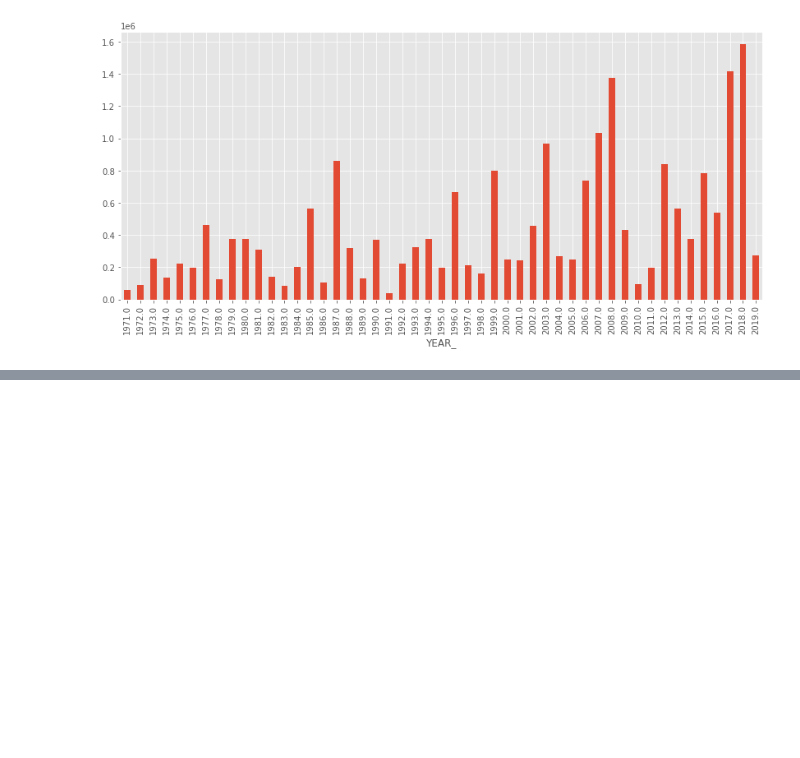
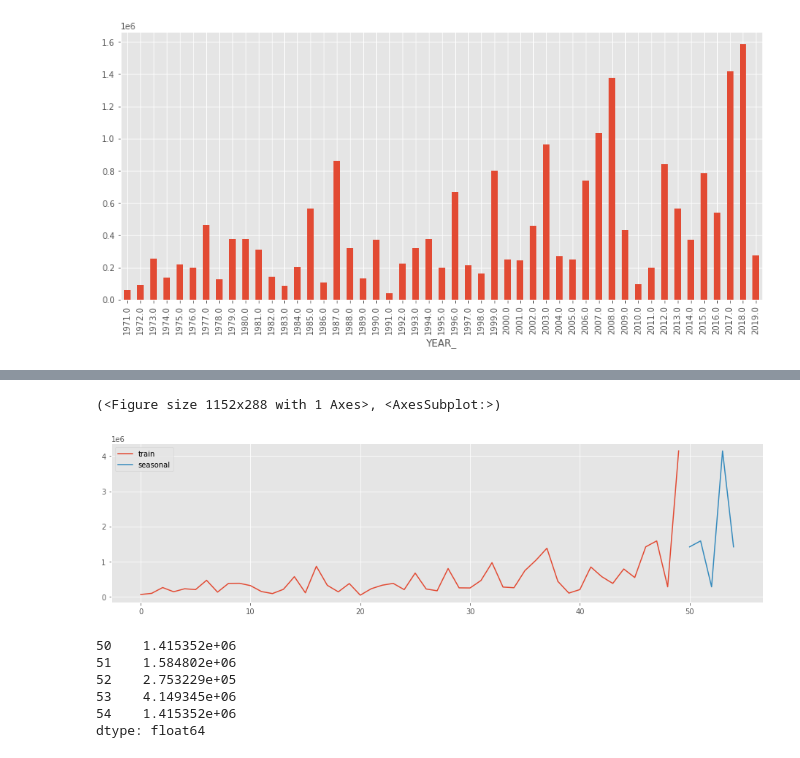
Before and after one commit to jefremides/Project_5, a Jupyter notebook: claire_data_cleaning_acres.ipynb, the cells around one changed output, grey strips where cells are left out. Saved outputs shown, nothing was run; the diff lists cells and outputs as text; code cells hidden in the pictures; blank space fills up the shorter version.

```diff
--- a/claire_data_cleaning_acres.ipynb
+++ b/claire_data_cleaning_acres.ipynb
@@ -62,0 +135,3 @@ acres_df.groupby('YEAR_')['GIS_ACRES'].sum().plot(kind='bar');
+# %%
+# Manually adding 2020, acre count here: https://www.fire.ca.gov/incidents/2020/
+y_2020 = y.append(pd.Series([4149345]), ignore_index=True)
@@ -62,0 +158,18 @@ acres_df.groupby('YEAR_')['GIS_ACRES'].sum().plot(kind='bar');
+# %%
+naive_model_season_ext = NaiveForecaster(strategy='last', sp=4)
+naive_model_season_ext.fit(y_2020)
+y_preds_season_ext = naive_model_season_ext.predict(list(range(1, 6)))
+# %%
+plot_ys(y_2020, y_preds_season_ext, labels = ['train', 'seasonal'])
+# %% [output]
+(<Figure size 1152x288 with 1 Axes>, <AxesSubplot:>)
+[figure, added]
+# %%
+y_preds_season_ext
+# %% [output]
+50    1.415352e+06
+51    1.584802e+06
+52    2.753229e+05
+53    4.149345e+06
+54    1.415352e+06
+dtype: float64
```
Also changed, not shown: parts of 14 cells of this notebook, 2 other files.
